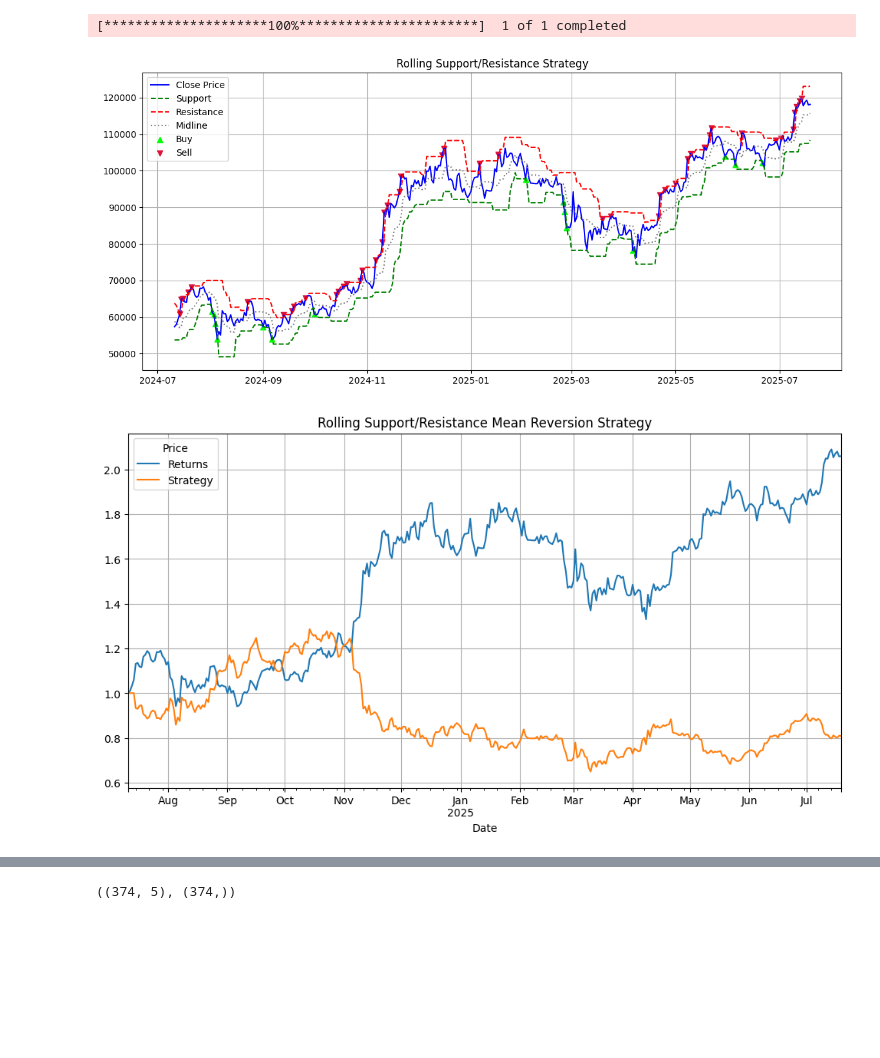
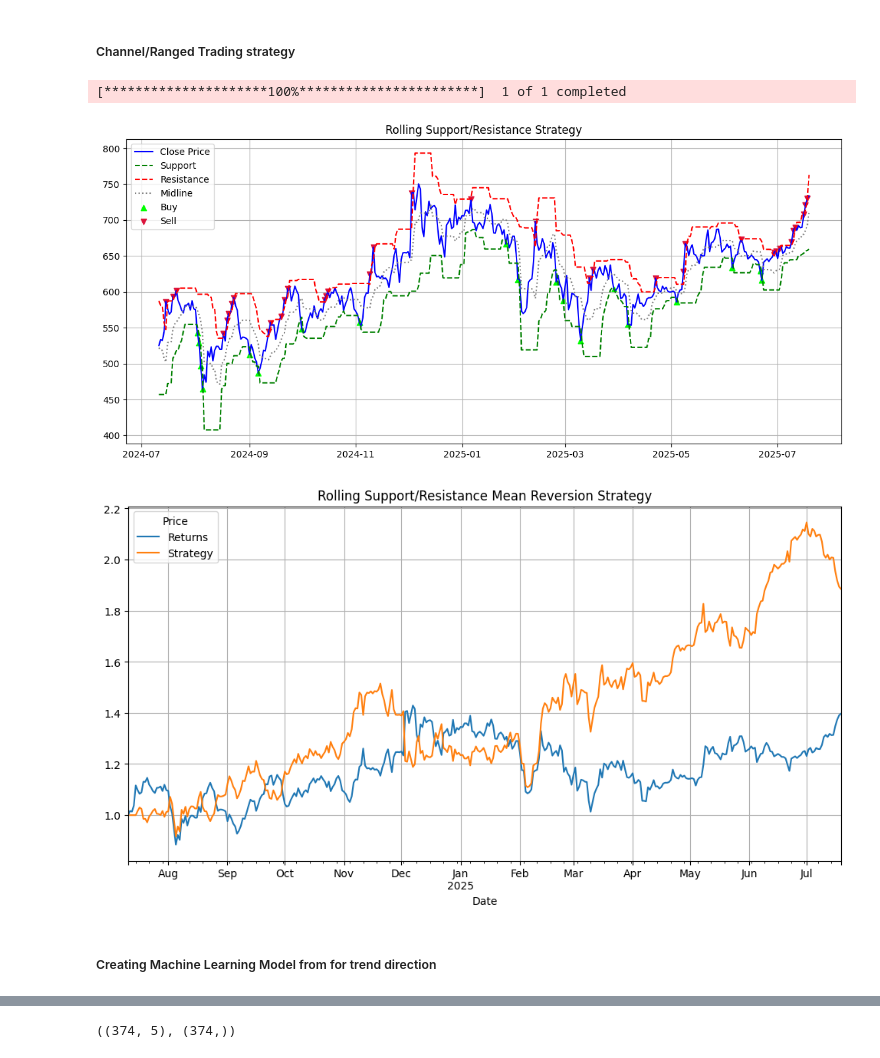
Before and after one commit to tech-ml-quant-luv/Machine-Learning-Engineer-in-Quant, a Jupyter notebook: Projects/mean_reversion.ipynb, the cells around one changed output, grey strips where cells are left out. Drawn from its saved outputs; the diff is of its cells as text; code cells hidden in the pictures; blank space fills up the shorter version.

Commit message:
two strategies completed, two ML models completed

```diff
--- a/Projects/mean_reversion.ipynb
+++ b/Projects/mean_reversion.ipynb
@@ -1,15 +1,19 @@
+# %% [markdown]
+##### Channel/Ranged Trading strategy
 # %%
 import yfinance as yf
 import pandas as pd
 import numpy as np
 import matplotlib.pyplot as plt
 
-ticker = "BTC-USD"
+# [ltc, btc, eth]
+
+ticker = "BNB-USD"
 start = "2024-07-01"
 end = "2025-07-20"
 
 def download_data(start, end, ticker):
-    data = yf.download(ticker, start=start, end=end, interval="1d")
+    data = yf.download(ticker, start=start, end=end, interval="1d", auto_adjust=False)
     if data.empty:
         print("No data fetched. Check ticker, interval, or date range.")
         return pd.DataFrame()
@@ -73,35 +77,37 @@ def backtest(data):
     plt.grid()
     plt.show()
 
 
 def plot_signals(data):
     plt.figure(figsize=(14, 6))
     plt.plot(data['Close'], label='Close Price', color='blue')
     plt.plot(data['Support'], label='Support', linestyle='--', color='green')
     plt.plot(data['Resistance'], label='Resistance', linestyle='--', color='red')
     plt.plot(data['Mid'], label='Midline', linestyle=':', color='gray')
 
     # Buy/Sell markers
     plt.scatter(data.index[data['Signal'] == 1], data['Close'][data['Signal'] == 1], label='Buy', marker='^', color='lime')
     plt.scatter(data.index[data['Signal'] == -1], data['Close'][data['Signal'] == -1], label='Sell', marker='v', color='crimson')
 
     plt.title("Rolling Support/Resistance Strategy")
     plt.legend()
     plt.grid()
     plt.show()
 
 
 # Run the strategy
 if __name__ == "__main__":
     df = download_data(start=start, end=end, ticker=ticker)
     df = compute_rolling_levels(df, window=10)
     df = generate_signals(df)
     plot_signals(df)
     backtest(df)
 # %% [output]
 [*********************100%***********************]  1 of 1 completed
-[figure, old version]
+[figure, new version]
-[figure, old version]
+[figure, new version]
+# %% [markdown]
+##### Creating Machine Learning Model from for trend direction
 # %%
 df
 # %% [output]
```
Also changed, not shown: parts of 12 cells of this notebook, 2 other files.
